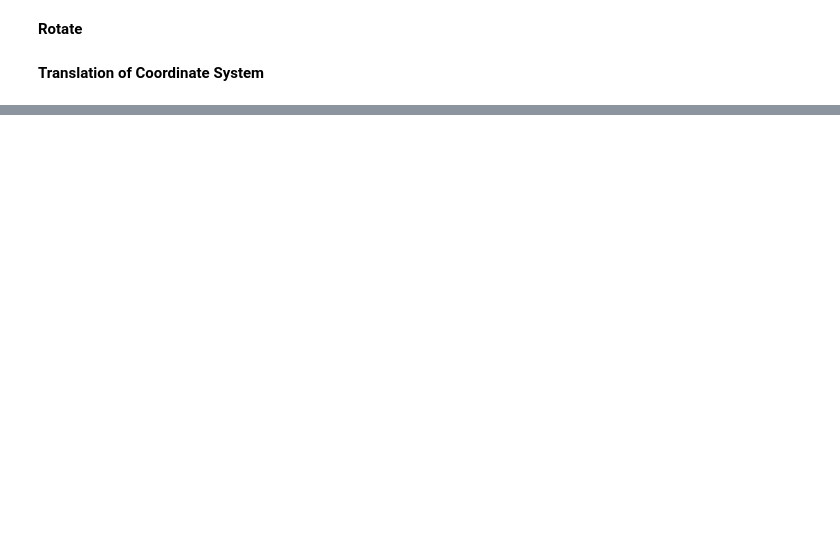
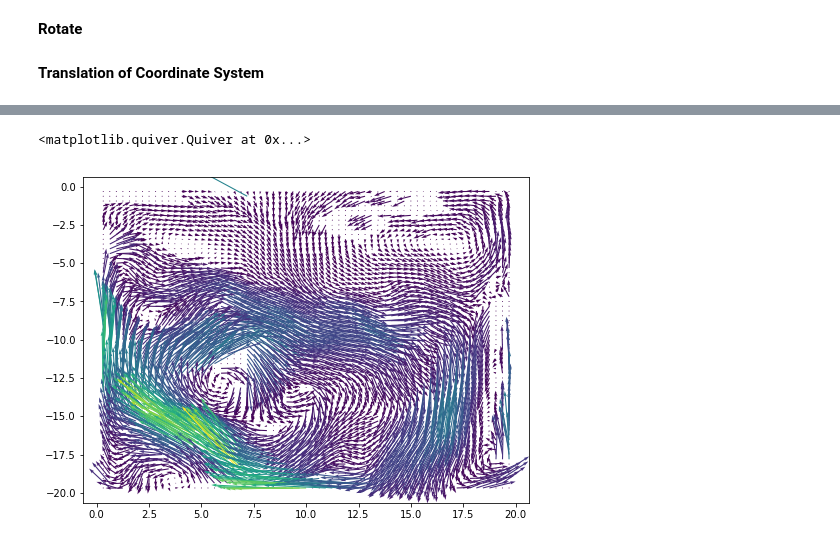
Before and after one commit to alexlib/pivpy, a Jupyter notebook: examples/notebooks/Getting_Started.ipynb, the cells around one changed output, grey strips where cells are left out. Cells and saved outputs as stored; diff of their text form; code cells hidden in the pictures; blank space fills up the shorter version.

```diff
--- a/examples/notebooks/Getting_Started.ipynb
+++ b/examples/notebooks/Getting_Started.ipynb
@@ -141,0 +157,7 @@ fig, ax = vecPlot.genQuiver(v, arrScale=10)
+# %%
+# low level quiver
+plt.figure(figsize=(8,6))
+plt.quiver(data.x,data.y,data.u[:,:,0], data.v[:,:,0] ,data.u[:,:,0]**2 + data.v[:,:,0]**2,scale=.75)
+# %% [output]
+<matplotlib.quiver.Quiver at 0x...>
+[figure, added]
```
Also changed, not shown: parts of 7 cells of this notebook, 4 other files.
